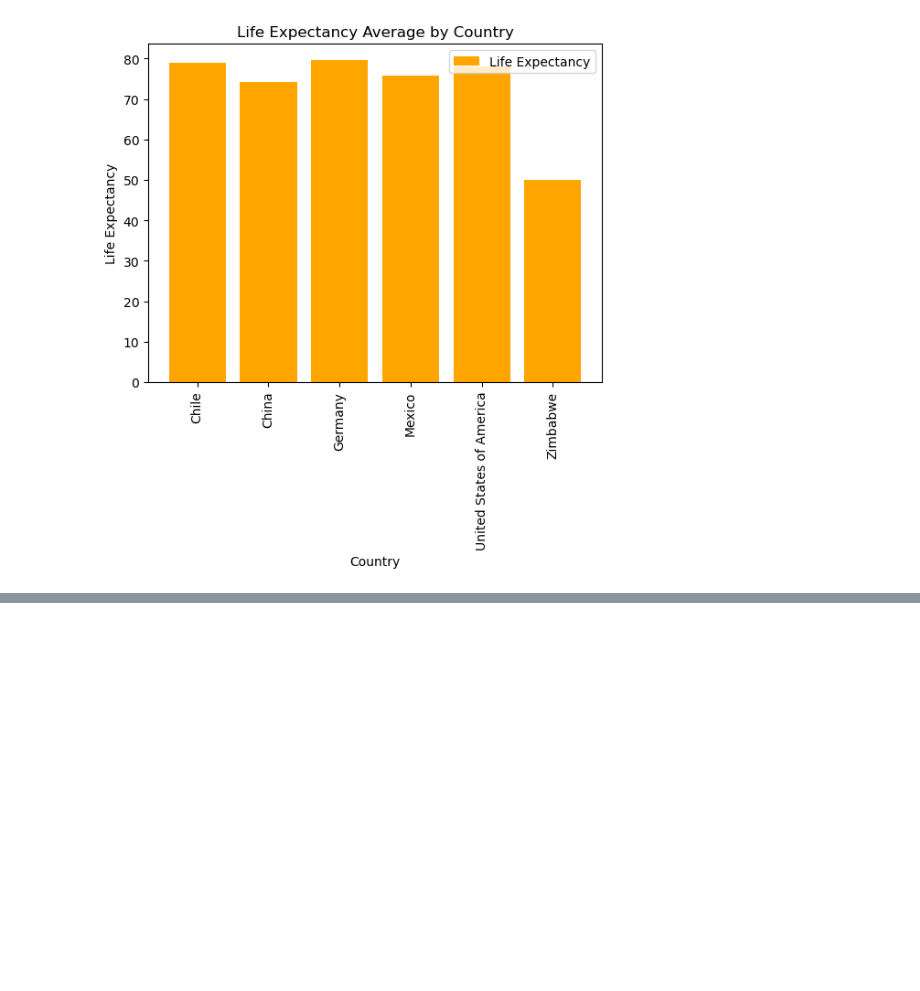
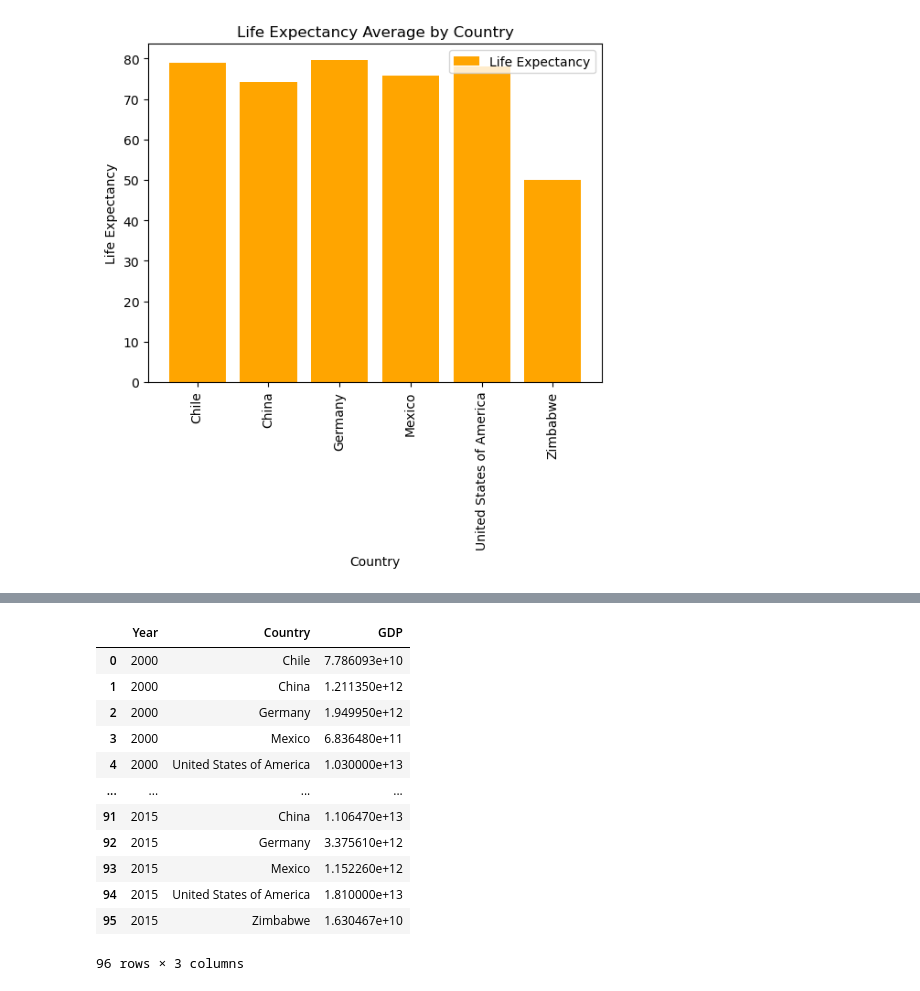
Before and after one commit to joelie1105/data_vis_module2, a Jupyter notebook: gdp_and_life_expectancy.ipynb, the cells around one changed output, grey strips where cells are left out. Saved outputs shown, nothing was run; the diff lists cells and outputs as text; code cells hidden in the pictures; blank space fills up the shorter version.

```diff
--- a/gdp_and_life_expectancy.ipynb
+++ b/gdp_and_life_expectancy.ipynb
@@ -87,0 +94,17 @@ plt.show()
+# %%
+year_GDP = df_main.groupby(['Year', 'Country']).agg({'GDP':'mean'}).reset_index()
+year_GDP
+# %% [output]
+|  | Year | Country | GDP |
+| 0 | 2000 | Chile | 7.786093e+10 |
+| 1 | 2000 | China | 1.211350e+12 |
+| 2 | 2000 | Germany | 1.949950e+12 |
+| 3 | 2000 | Mexico | 6.836480e+11 |
+| 4 | 2000 | United States of America | 1.030000e+13 |
+| ... | ... | ... | ... |
+| 91 | 2015 | China | 1.106470e+13 |
+| 92 | 2015 | Germany | 3.375610e+12 |
+| 93 | 2015 | Mexico | 1.152260e+12 |
+| 94 | 2015 | United States of America | 1.810000e+13 |
+| 95 | 2015 | Zimbabwe | 1.630467e+10 |
+96 rows × 3 columns
```
Also changed, not shown: parts of 3 cells of this notebook.
